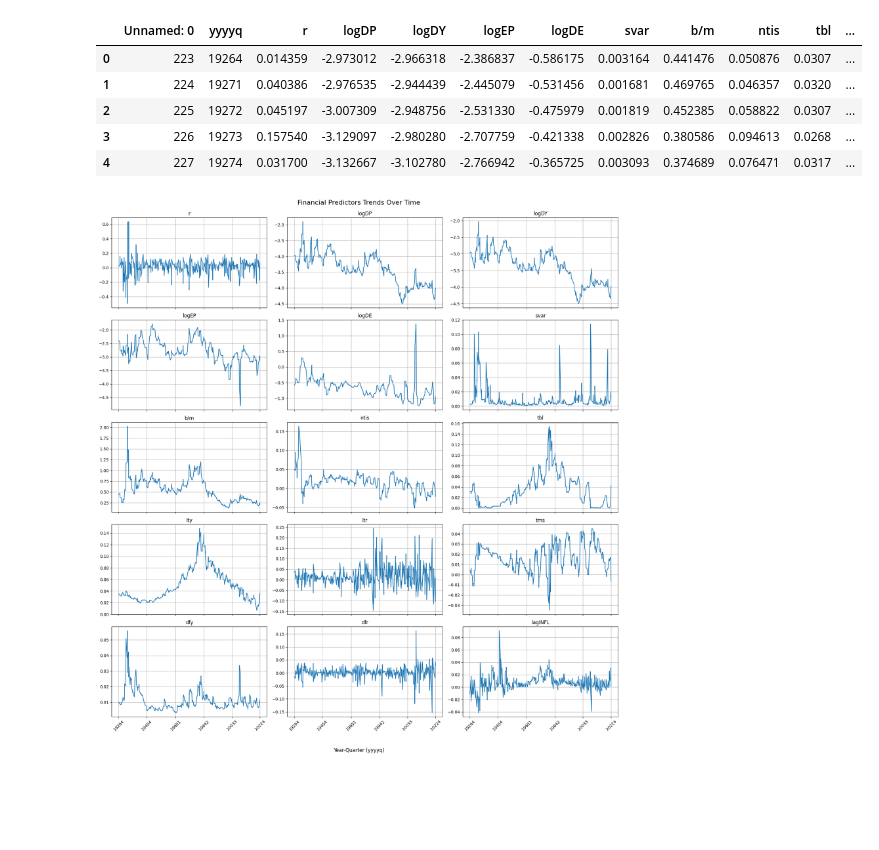
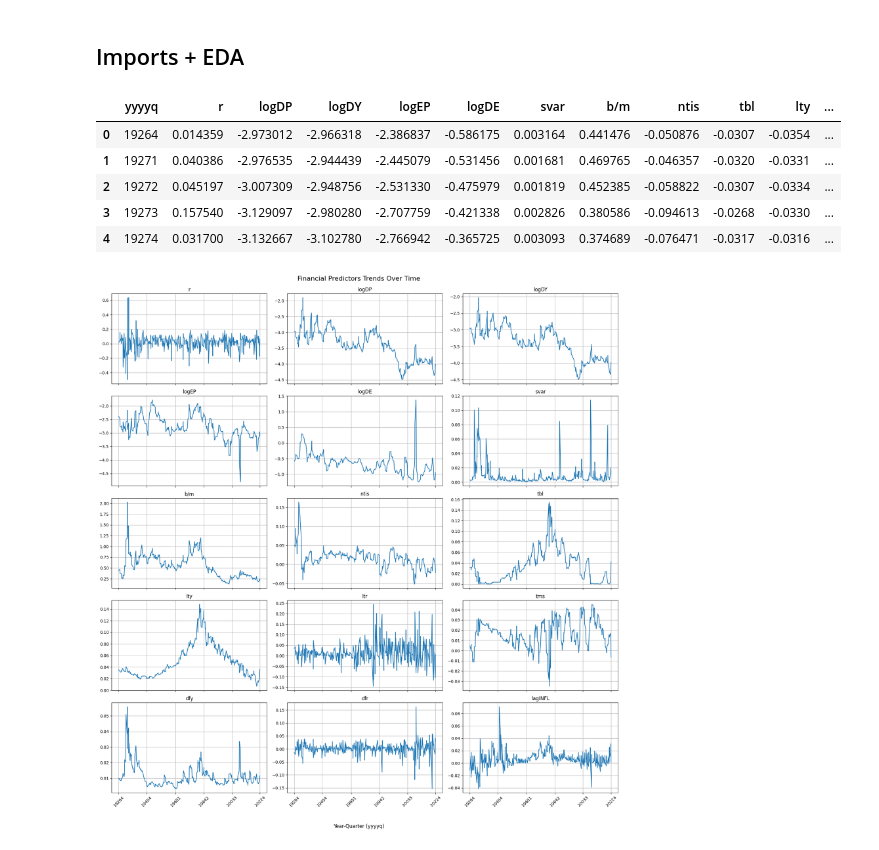
Before and after one commit to siddharthyashkukreja-cloud/QuantInvesting, a Jupyter notebook: assignment.ipynb, the cells around one changed output. Drawn from its saved outputs; the diff is of its cells as text; code cells hidden in the pictures; blank space fills up the shorter version.

```diff
--- a/assignment.ipynb
+++ b/assignment.ipynb
@@ -1,3 +1,5 @@
+# %% [markdown]
+## Imports + EDA
 # %%
 # Imports
 import pandas as pd
@@ -10,17 +12,21 @@ import matplotlib.pyplot as plt
 # %%
 BASE_URL = "https://raw.githubusercontent.com/siddharthyashkukreja-cloud/QuantInvesting/35528ac1dde5d2d873e1adfd0864381326d3b768/"
 
 # Load the data
 dfPredictors = pd.read_csv(f"{BASE_URL}/predictor_data.csv")
 dfPredictors.drop(columns=['Unnamed: 0'], axis=1, inplace=True) # Drop unnecessary column
+
+variables_to_negate = ['ntis', 'tbl', 'lty', 'lagINFL']
+for var in variables_to_negate:
+    dfPredictors[var] = -dfPredictors[var]
 dfPredictors.head()
 # %% [output]
-|  | Unnamed: 0 | yyyyq | r | logDP | logDY | logEP | logDE | svar | b/m | ntis | tbl | ... |
-| 0 | 223 | 19264 | 0.014359 | -2.973012 | -2.966318 | -2.386837 | -0.586175 | 0.003164 | 0.441476 | 0.050876 | 0.0307 | ... |
-| 1 | 224 | 19271 | 0.040386 | -2.976535 | -2.944439 | -2.445079 | -0.531456 | 0.001681 | 0.469765 | 0.046357 | 0.0320 | ... |
-| 2 | 225 | 19272 | 0.045197 | -3.007309 | -2.948756 | -2.531330 | -0.475979 | 0.001819 | 0.452385 | 0.058822 | 0.0307 | ... |
-| 3 | 226 | 19273 | 0.157540 | -3.129097 | -2.980280 | -2.707759 | -0.421338 | 0.002826 | 0.380586 | 0.094613 | 0.0268 | ... |
-| 4 | 227 | 19274 | 0.031700 | -3.132667 | -3.102780 | -2.766942 | -0.365725 | 0.003093 | 0.374689 | 0.076471 | 0.0317 | ... |
+|  | yyyyq | r | logDP | logDY | logEP | logDE | svar | b/m | ntis | tbl | lty | ... |
+| 0 | 19264 | 0.014359 | -2.973012 | -2.966318 | -2.386837 | -0.586175 | 0.003164 | 0.441476 | -0.050876 | -0.0307 | -0.0354 | ... |
+| 1 | 19271 | 0.040386 | -2.976535 | -2.944439 | -2.445079 | -0.531456 | 0.001681 | 0.469765 | -0.046357 | -0.0320 | -0.0331 | ... |
+| 2 | 19272 | 0.045197 | -3.007309 | -2.948756 | -2.531330 | -0.475979 | 0.001819 | 0.452385 | -0.058822 | -0.0307 | -0.0334 | ... |
+| 3 | 19273 | 0.157540 | -3.129097 | -2.980280 | -2.707759 | -0.421338 | 0.002826 | 0.380586 | -0.094613 | -0.0268 | -0.0330 | ... |
+| 4 | 19274 | 0.031700 | -3.132667 | -3.102780 | -2.766942 | -0.365725 | 0.003093 | 0.374689 | -0.076471 | -0.0317 | -0.0316 | ... |
 # %%
 
 # Determine number of columns (excluding yyyyq which is our x-axis)
```
Also changed, not shown: parts of 2 cells of this notebook.
